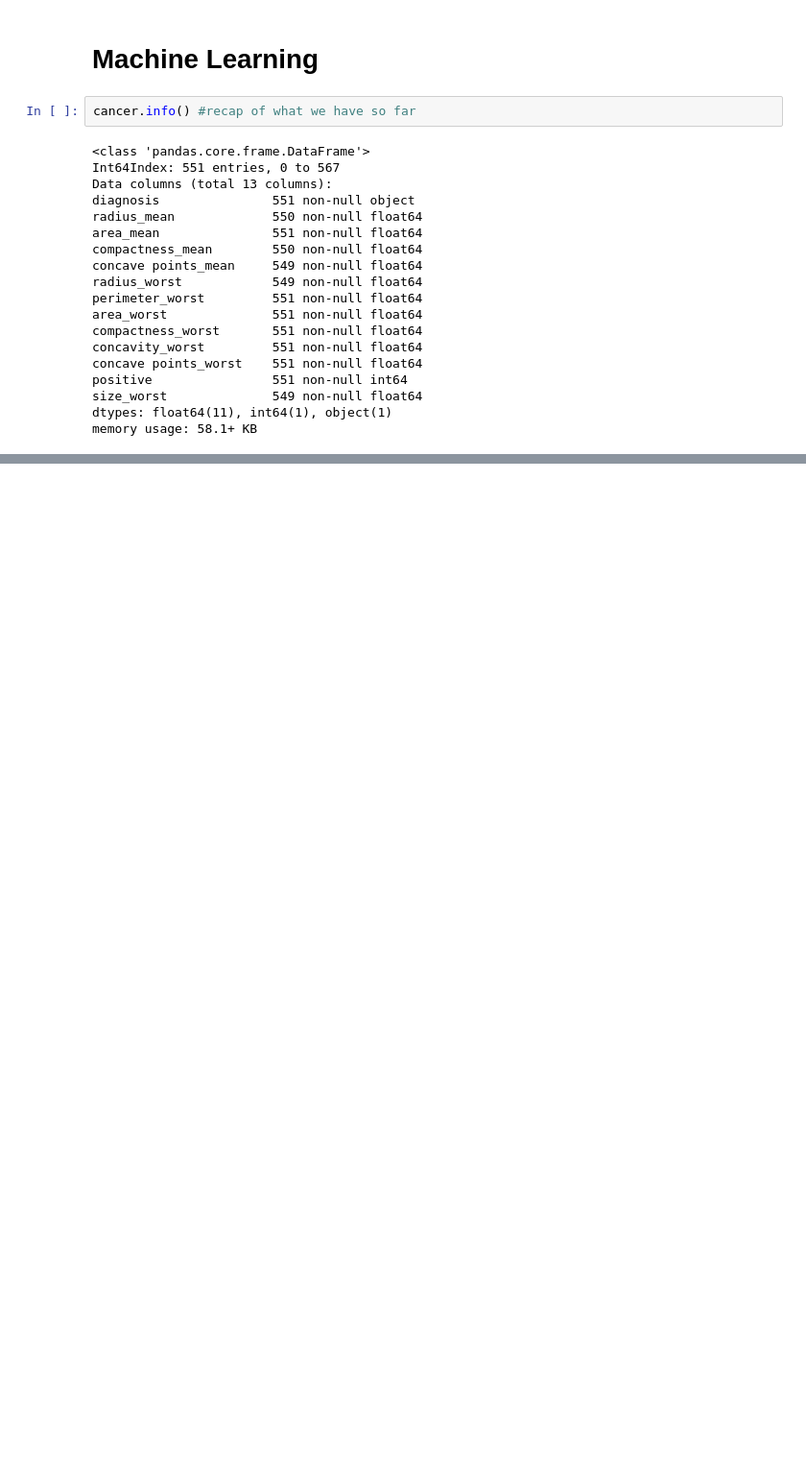
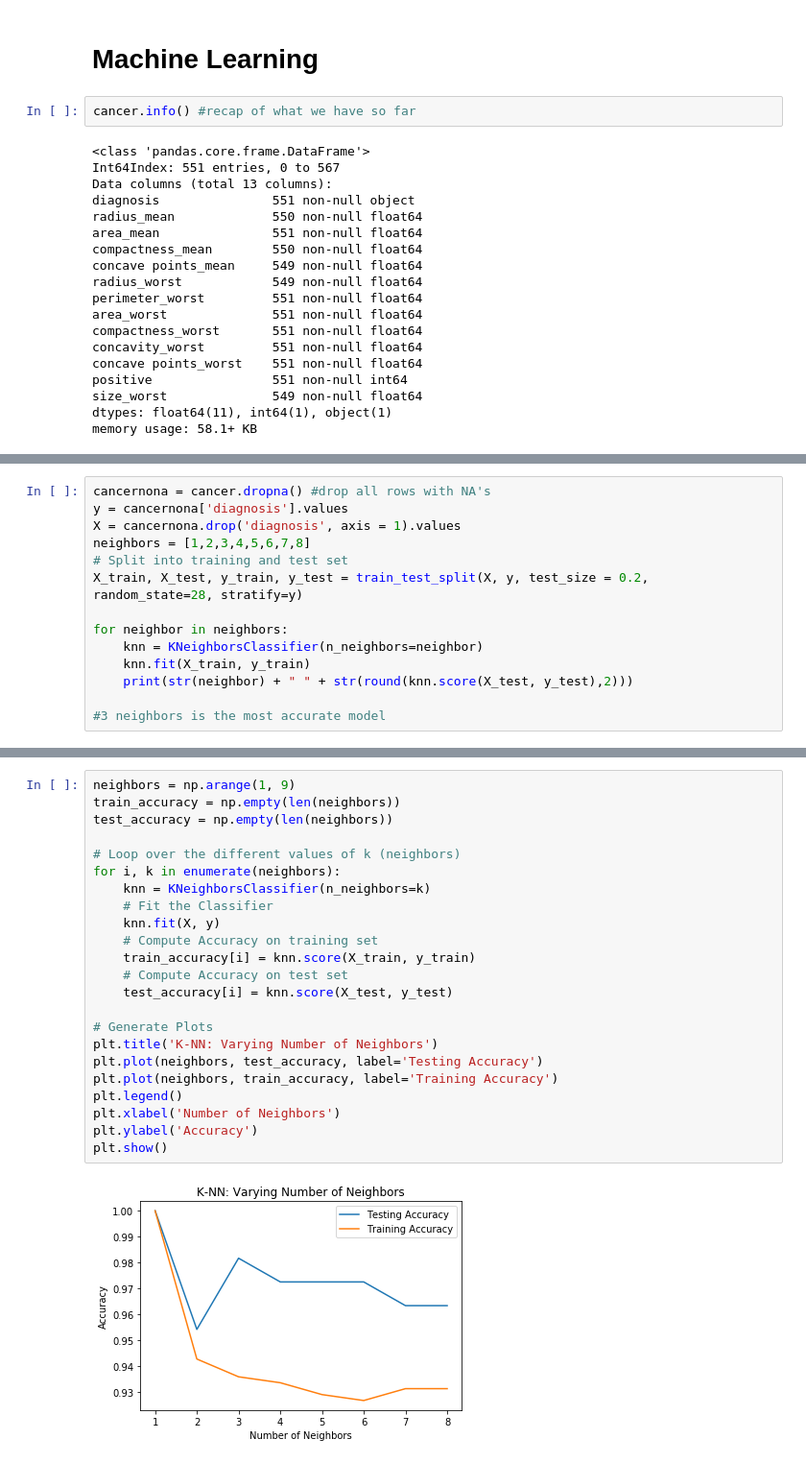
Before and after one commit to lordofsahil/cancerproject, a Jupyter notebook: Cancer Final.ipynb, the cells around one changed output, grey strips where cells are left out. Shown at 96% size. Drawn from its saved outputs; the diff is of its cells as text; blank space fills up the shorter version.

```diff
--- a/Cancer Final.ipynb
+++ b/Cancer Final.ipynb
@@ -220,0 +244,14 @@ memory usage: 58.1+ KB
+# %%
+cancernona = cancer.dropna() #drop all rows with NA's
+y = cancernona['diagnosis'].values
+X = cancernona.drop('diagnosis', axis = 1).values
+neighbors = [1,2,3,4,5,6,7,8]
+# Split into training and test set
+X_train, X_test, y_train, y_test = train_test_split(X, y, test_size = 0.2, random_state=28, stratify=y)
+
+for neighbor in neighbors:
+    knn = KNeighborsClassifier(n_neighbors=neighbor)
+    knn.fit(X_train, y_train)
+    print(str(neighbor) + " " + str(round(knn.score(X_test, y_test),2)))
+
+#3 neighbors is the most accurate model
@@ -220,0 +267,25 @@ memory usage: 58.1+ KB
+# %%
+neighbors = np.arange(1, 9)
+train_accuracy = np.empty(len(neighbors))
+test_accuracy = np.empty(len(neighbors))
+
+# Loop over the different values of k (neighbors)
+for i, k in enumerate(neighbors):
+    knn = KNeighborsClassifier(n_neighbors=k)
+    # Fit the Classifier
+    knn.fit(X, y)
+    # Compute Accuracy on training set
+    train_accuracy[i] = knn.score(X_train, y_train)
+    # Compute Accuracy on test set
+    test_accuracy[i] = knn.score(X_test, y_test)
+
+# Generate Plots
+plt.title('K-NN: Varying Number of Neighbors')
+plt.plot(neighbors, test_accuracy, label='Testing Accuracy')
+plt.plot(neighbors, train_accuracy, label='Training Accuracy')
+plt.legend()
+plt.xlabel('Number of Neighbors')
+plt.ylabel('Accuracy')
+plt.show()
+# %% [output]
+[figure, added]
```
Also changed, not shown: parts of 12 cells of this notebook.
